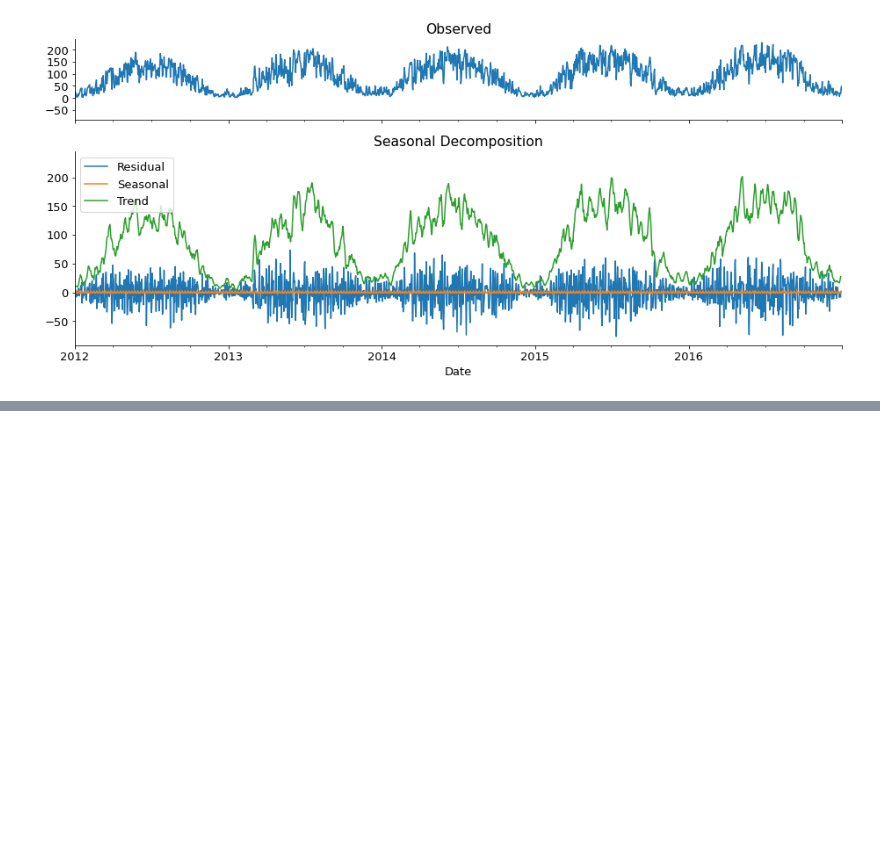
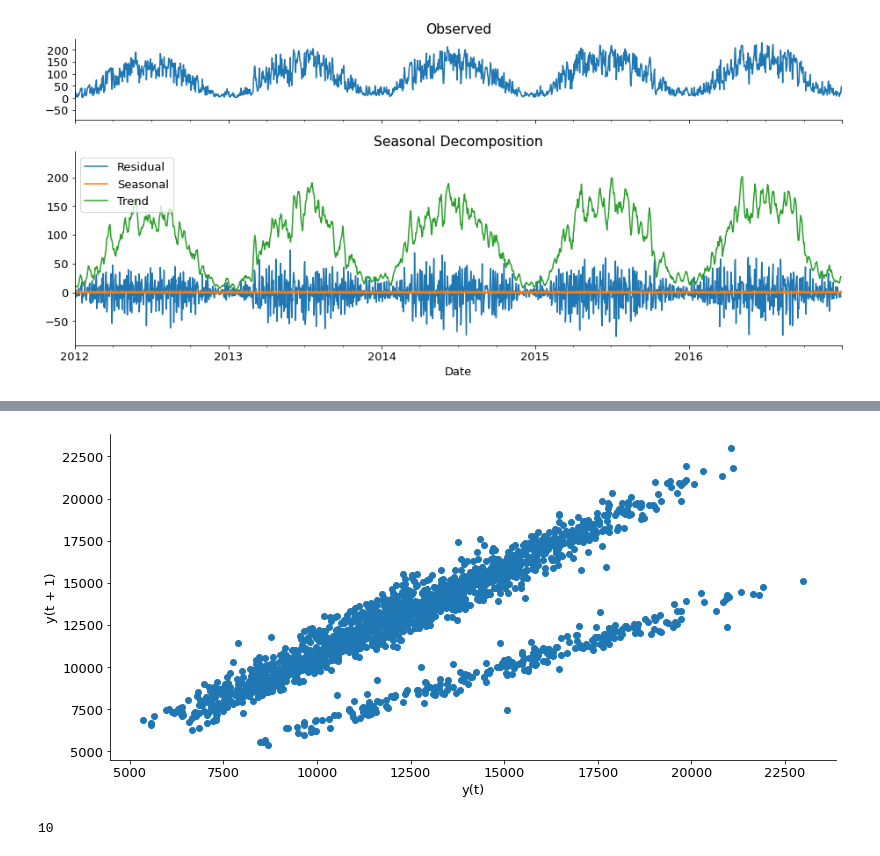
Before and after one commit to adam-talbot/time-series-exercises, a Jupyter notebook: explore.ipynb, the cells around one changed output, grey strips where cells are left out. Cells and saved outputs as stored; diff of their text form; code cells hidden in the pictures; blank space fills up the shorter version.

```diff
--- a/explore.ipynb
+++ b/explore.ipynb
@@ -562,0 +572,4 @@ fig.tight_layout();
+# %%
+pd.plotting.lag_plot(store_1_sales.resample('D').sum(), 1);
+# %% [output]
+[figure, added]
@@ -562,0 +582,4 @@ fig.tight_layout();
+# %%
+len(store_list)
+# %% [output]
+10
```
Also changed, not shown: parts of 9 cells of this notebook, 1 other file.
